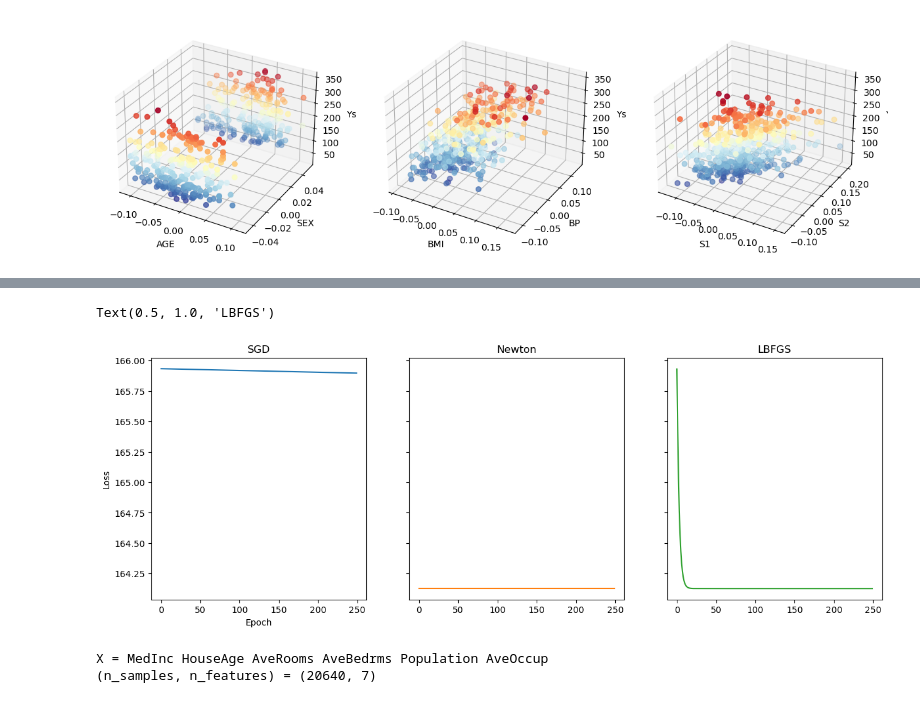
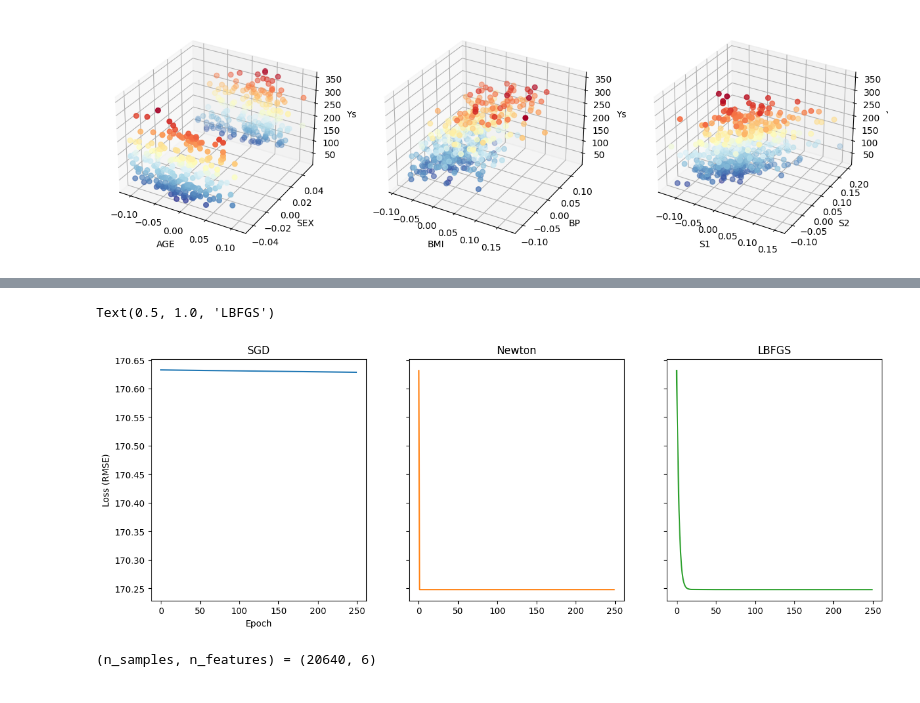
Before and after one commit to ryanhammonds/dsc210, a Jupyter notebook: notebooks/fetch_datasets.ipynb, the cells around one changed output, grey strips where cells are left out. Cells and saved outputs as stored; diff of their text form; code cells hidden in the pictures.

Commit message:
rerun notebooks to test reproducibility

```diff
--- a/notebooks/fetch_datasets.ipynb
+++ b/notebooks/fetch_datasets.ipynb
@@ -124,17 +71,19 @@ def _test_opt_datasets(X, y, method=None):
 
     if method == "lstsq":
         coef_ = opt.normal_eq_lr(X_train, y_train)
-        mse = float((y_test - X_test @ coef_).mean())
-        print(f">>> {method}\nMSE = {mse:.3f}\n")
+        mse = ((y_test - X_test @ coef_) ** 2).mean()
+        rmse = torch.sqrt(mse).item()
+        print(f">>> {method}\nRMSE = {rmse:.3f}\n")
     else:
         coef_, loss, elapsed = opt.train_model(
             X_train, y_train, method=method, n_epochs=250
         )
-        mse = float((y_test - X_test @ coef_).mean())
-        print(f">>> {method}\nMSE = {mse:.3f} (elapsed time = {elapsed:.3f} s)\n")
-        return np.sqrt(loss)
+        mse = ((y_test - X_test @ coef_) ** 2).mean()
+        rmse = torch.sqrt(mse).item()
+        print(f">>> {method}\nRMSE = {rmse:.3f} (elapsed time = {elapsed:.3f} s)\n")
+        return np.sqrt(loss)  # root mean square loss
 # %%
-db = skds.load_diabetes(as_frame=True, scaled=True)
+db = skds.load_diabetes(scaled=True)
 db_X, db_y = db.data, db.target
-print("X =", *db_X.columns, "\n(n_samples, n_features) =", db_X.shape)
+print("(n_samples, n_features) =", db_X.shape)
 # %% [output]
@@ -163,23 +111,19 @@ axs[2].set_zlabel("Ys")
 Text(0.5, 0, 'Ys')
 [figure]
 # %%
-X = torch.tensor(db_X.values, dtype=torch.float32)
-y = torch.tensor(db_y.values, dtype=torch.float32)
-
-X_train, X_test, y_train, y_test = train_test_split(
-    X, y, test_size=0.4, random_state=42
-)
+X = torch.tensor(db_X, dtype=torch.float32)
+y = torch.tensor(db_y, dtype=torch.float32)
 
 method = "lstsq"
-coef_ = _test_opt_datasets(X_train, y_train, method=method)
+coef_ = _test_opt_datasets(X, y, method=method)
 
 method = "sgd"
-sgd_loss = _test_opt_datasets(X_train, y_train, method=method)
+sgd_loss = _test_opt_datasets(X, y, method=method)
 
 method = "newton"
-newton_loss = _test_opt_datasets(X_train, y_train, method=method)
+newton_loss = _test_opt_datasets(X, y, method=method)
 
 method = "lbfgs"
-lbfgs_loss = _test_opt_datasets(X_train, y_train, method=method)
+lbfgs_loss = _test_opt_datasets(X, y, method=method)
 # %% [output]
 >>> lstsq
@@ -196,26 +140,25 @@ MSE = 178.502 (elapsed time = 1.619 s)
 # %%
 fig, axs = plt.subplots(1, 3, figsize=(15, 5), sharey=True)
 
 axs[0].plot(sgd_loss, label="SGD", c="C0")
 axs[0].set_title("SGD")
 axs[0].set_xlabel("Epoch")
-axs[0].set_ylabel("Loss")
+axs[0].set_ylabel("Loss (RMSE)")
 
 axs[1].plot(newton_loss, label="Newton", c="C1")
 axs[1].set_title("Newton")
 
 axs[2].plot(lbfgs_loss, label="LBFGS", c="C2")
 axs[2].set_title("LBFGS")
 # %% [output]
 Text(0.5, 1.0, 'LBFGS')
-[figure, old version]
+[figure, new version]
-# %%
-cal = skds.fetch_california_housing(as_frame=True)
-cal_df = cal.frame.drop(columns=["Latitude", "Longitude"]).apply(robust_scale)
-print("X =", *cal_df.columns[:-1], "\n(n_samples, n_features) =", cal_df.shape)
-# %% [output]
-X = MedInc HouseAge AveRooms AveBedrms Population AveOccup
-(n_samples, n_features) = (20640, 7)
+# %%
+cal = skds.fetch_california_housing()
+cal_X, cal_y = cal.data[:, :-2], cal.target
+print("(n_samples, n_features) =", cal_X.shape)
+# %% [output]
+(n_samples, n_features) = (20640, 6)
 # %%
 # marginal plots
 fig, axs = plt.subplots(1, 3, figsize=(15, 10), subplot_kw=dict(projection="3d"))
```
Also changed, not shown: parts of 10 cells of this notebook, 4 other files.
